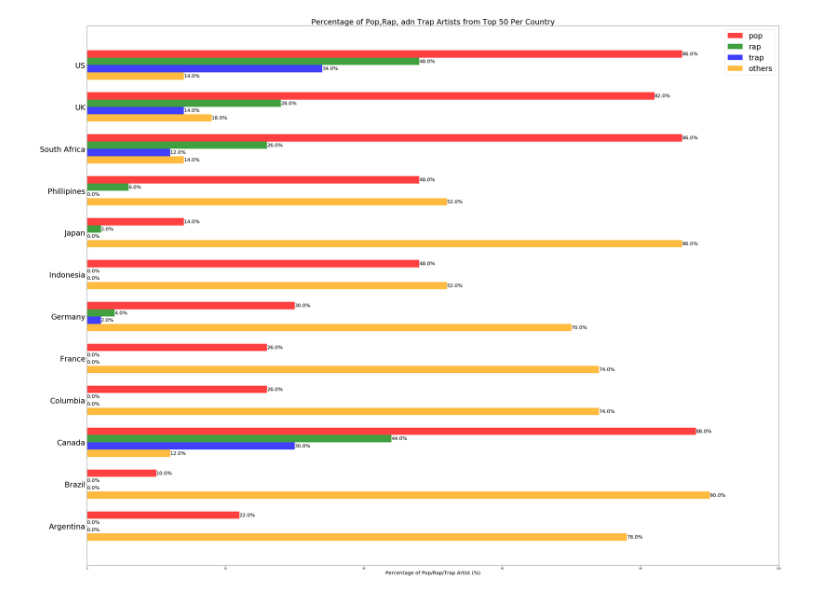
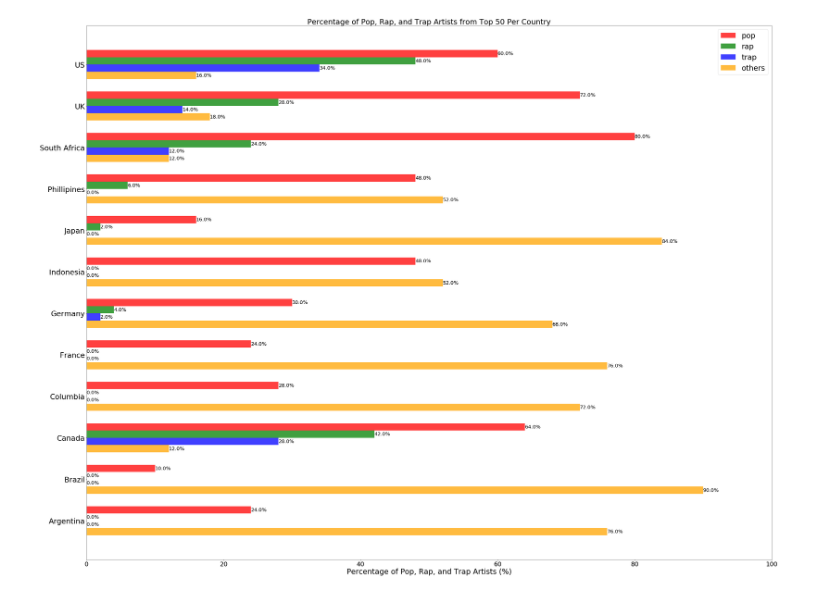
Before and after one commit to czwong/Project-1, a Jupyter notebook: Pop Popularity by Country.ipynb, the cells around one changed output. Cells and saved outputs as stored; diff of their text form; code cells hidden in the pictures.

```diff
--- a/Pop Popularity by Country.ipynb
+++ b/Pop Popularity by Country.ipynb
@@ -55,20 +53,20 @@ for file in file_list:
             artist_json = requests.get(artist_url, headers = token_headers).json()
             genres = artist_json["genres"]
 
-            if "pop" and "rap" and "trap music" in genres:
+            if "pop" in genres and "rap" in genres and "trap music" in genres:
                 pop_popularity[country.index(country_name)] += 1
                 rap_popularity[country.index(country_name)] += 1
                 trap_popularity[country.index(country_name)] += 1
 
-            elif "pop" and "rap" in genres:
+            elif "pop" in genres and "rap" in genres:
                 pop_popularity[country.index(country_name)] += 1
                 rap_popularity[country.index(country_name)] += 1
 
-            elif "pop" and "trap music" in genres:
+            elif "pop" in genres and "trap music" in genres:
                 pop_popularity[country.index(country_name)] += 1
                 trap_popularity[country.index(country_name)] += 1
 
-            elif "rap" and "trap music" in genres:
+            elif "rap" in genres and "trap music" in genres:
                 rap_popularity[country.index(country_name)] += 1
                 trap_popularity[country.index(country_name)] += 1
 
@@ -93,33 +91,34 @@ y_axis = np.arange(0, len(country) * 4, 4)
 width = 0.7
 
 x_axis_pop = (np.array(pop_popularity)/50) * 100
 x_axis_rap = (np.array(rap_popularity)/50) * 100
 x_axis_trap = (np.array(trap_popularity)/50) * 100
 x_axis_other = (np.array(other_popularity)/50) * 100
 
 ax.barh(y_axis + width + width/2, x_axis_pop, width, color = 'r', alpha = 0.75, label = "pop")
 ax.barh(y_axis + width/2, x_axis_rap, width, color = 'g', alpha = 0.75, label = "rap")
 ax.barh(y_axis - width/2, x_axis_trap, width, color = 'b', alpha = 0.75, label = "trap")
 ax.barh(y_axis - width - width/2, x_axis_other, width, color = 'orange', alpha = 0.75, label = "others")
 
 plt.yticks(y_axis, country, Fontsize = 30)
+plt.xticks(Fontsize = 25)
 plt.xlim(0,100)
-plt.xlabel("Percentage of Pop/Rap/Trap Artist (%)", Fontsize = 20)
-plt.title("Percentage of Pop,Rap, adn Trap Artists from Top 50 Per Country", Fontsize = 30)
+plt.xlabel("Percentage of Pop, Rap, and Trap Artists (%)", Fontsize = 30)
+plt.title("Percentage of Pop, Rap, and Trap Artists from Top 50 Per Country", Fontsize = 30)
 ax.legend(loc = "best", prop={'size': 30})
 
 rects = ax.patches
 
 for rect in rects:
     box_width = rect.get_height()
     height = rect.get_y() + box_width / 2
     width = rect.get_width()
 
     if width >= 0:
         ax.text(width, height, f'{round(width,2)}%', Fontsize = 20, ha = 'left', va = 'center')
     else:
         ax.text(width, height, f'{round(width,2)}%', Fontsize = 20, ha = 'right', va = 'center')
 
 plt.show()
 # %% [output]
-[figure, old version]
+[figure, new version]
```
Also changed, not shown: parts of 1 cell of this notebook, 15 other files.
